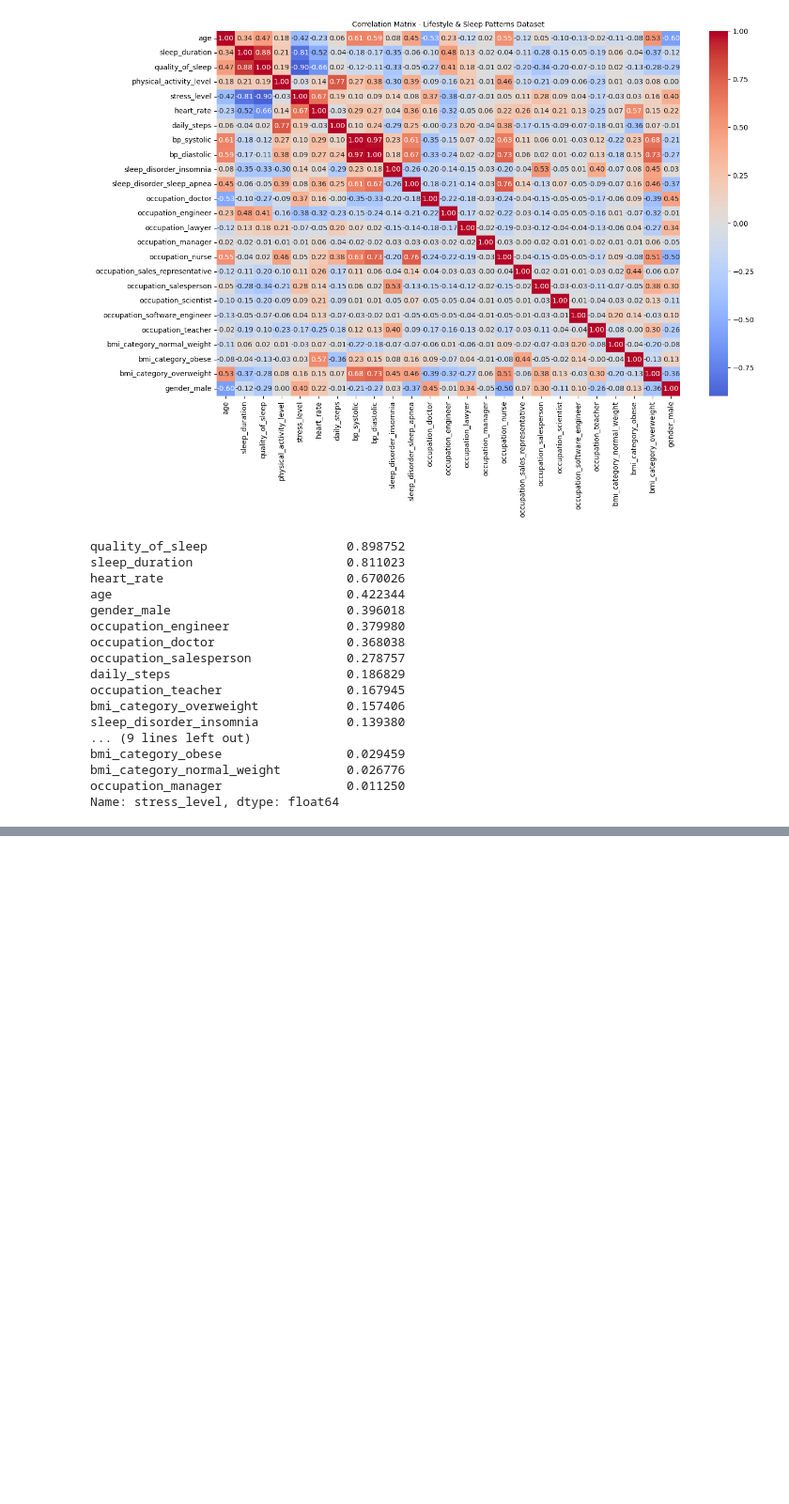
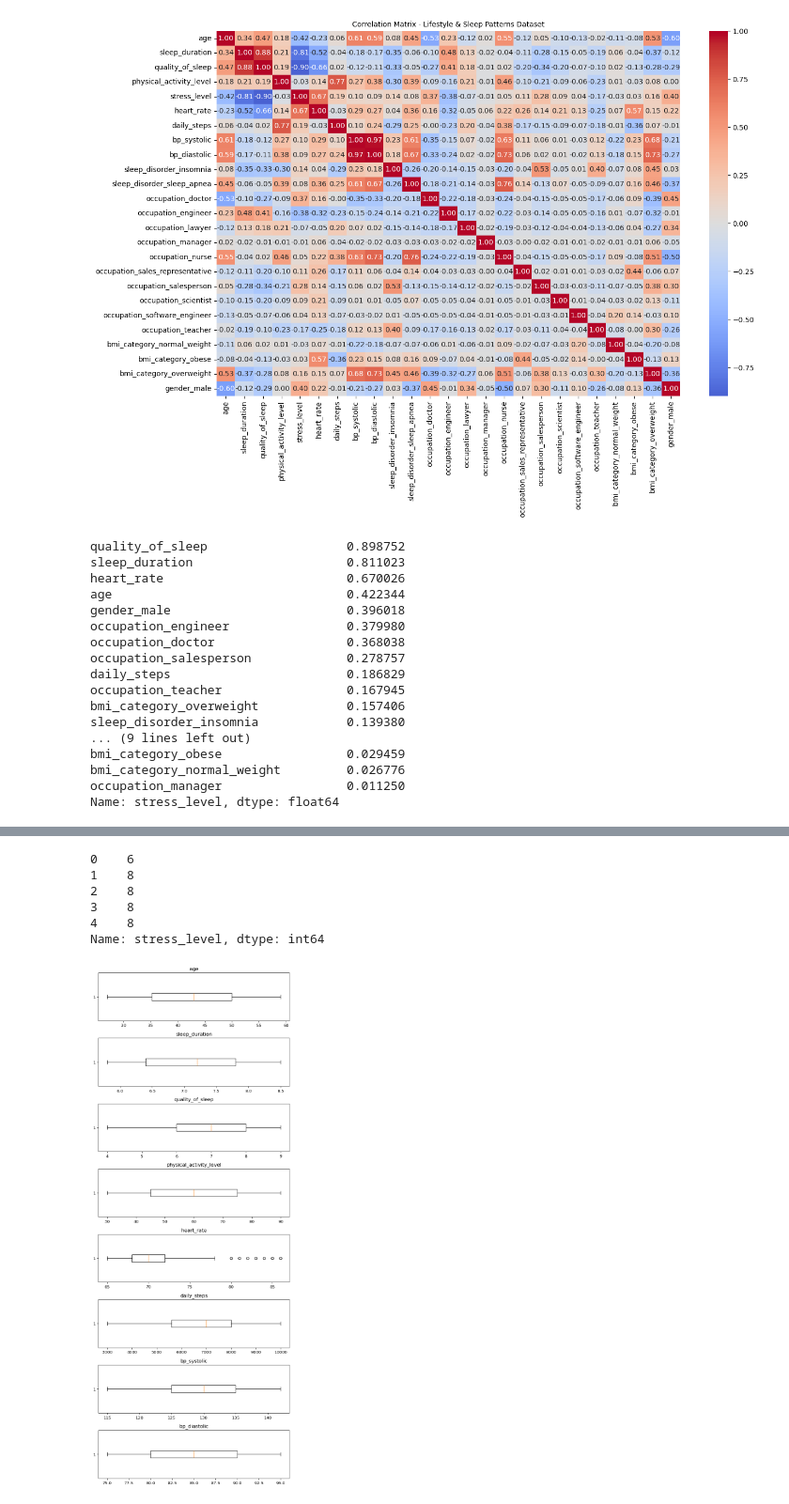
Before and after one commit to kavinduperera-source/UoM-T1-AI-stuff, a Jupyter notebook: Session 2/sleep_health.ipynb, the cells around one changed output, grey strips where cells are left out. Shown: that part at 94% size. Drawn from its saved outputs; the diff is of its cells as text; code cells hidden in the pictures; blank space fills up the shorter version.

```diff
--- a/Session 2/sleep_health.ipynb
+++ b/Session 2/sleep_health.ipynb
@@ -455,3 +455,6 @@ bmi_category_obese                 0.029459
 bmi_category_normal_weight         0.026776
 occupation_manager                 0.011250
 Name: stress_level, dtype: float64
+# %%
+X = df_processed.drop(columns=['stress_level'])
+y = df_processed['stress_level']
@@ -457,0 +471,21 @@ Name: stress_level, dtype: float64
+# %%
+y.head()
+# %% [output]
+0    6
+1    8
+2    8
+3    8
+4    8
+Name: stress_level, dtype: int64
+# %%
+import matplotlib.pyplot as plt
+
+num_columns = [col for col in X.columns if X[col].dtype in ['int64', 'float64']]
+
+fig,ax = plt.subplots(len(num_columns), 1, figsize=(7,18),dpi=96 )
+for i, col in enumerate(num_columns):
+    ax[i].boxplot(df_processed[col], vert=False)
+    ax[i].set_title(col)
+plt.tight_layout()
+# %% [output]
+[figure, added]
```
Also changed, not shown: parts of 4 cells of this notebook.
